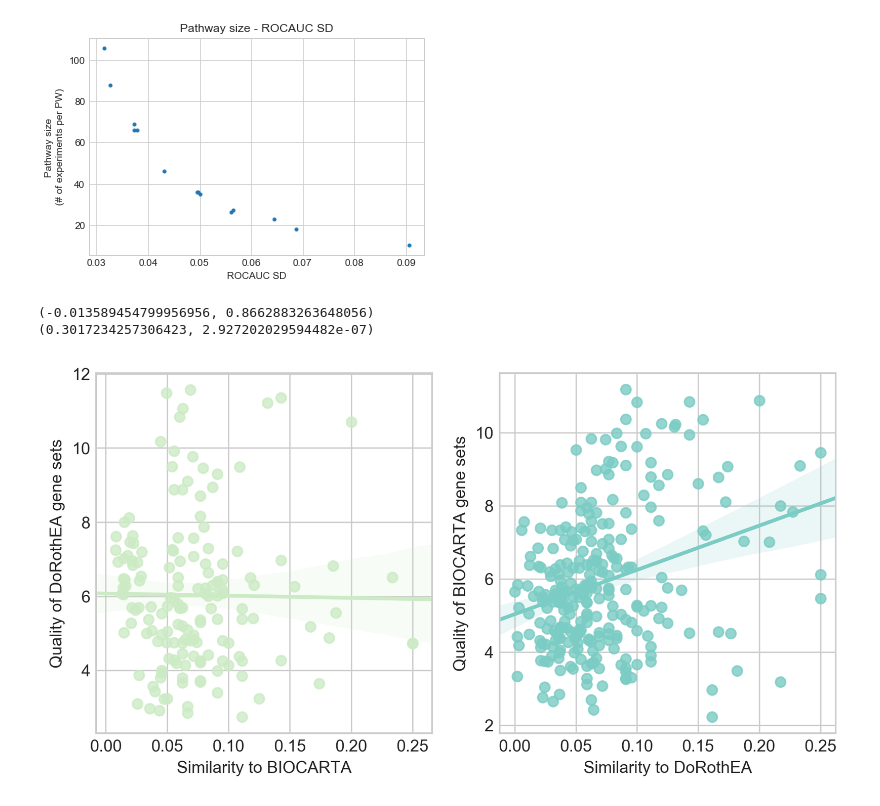
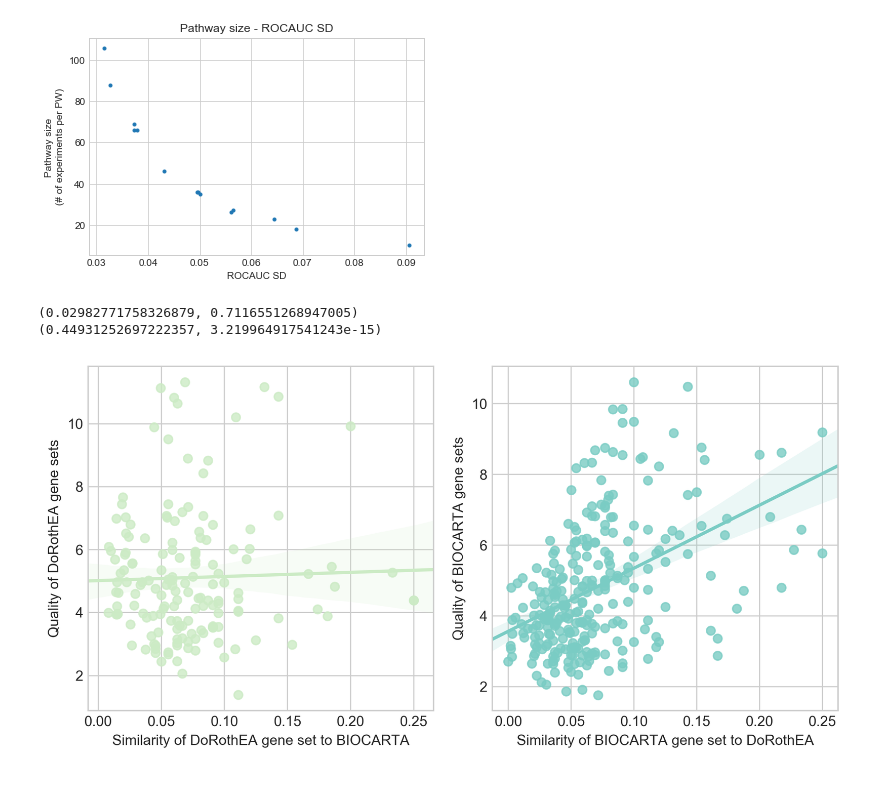
Before and after one commit to bence-szalai/why-pathway-methods-work, a Jupyter notebook: notebooks/quality_similarity_analysis.ipynb, the cells around one changed output. Saved outputs shown, nothing was run; the diff lists cells and outputs as text; code cells hidden in the pictures.

```diff
--- a/notebooks/quality_similarity_analysis.ipynb
+++ b/notebooks/quality_similarity_analysis.ipynb
@@ -112,7 +133,7 @@ def plot_similarity_and_quality(dname1,dname2,sim_type='jaccard',abs_type=False)
 # %%
-plot_similarity_and_quality('dorothea_AB','BIOCARTA',sim_type='jaccard',abs_type=False)
+plot_similarity_and_quality('dorothea_AB','BIOCARTA','progeny',sim_type='jaccard',abs_type=True,size_fil=False)
 # %% [output]
-(-0.013589454799956956, 0.8662883263648056)
-(0.3017234257306423, 2.927202029594482e-07)
+(0.02982771758326879, 0.7116551268947005)
+(0.44931252697222357, 3.219964917541243e-15)
-[figure, old version]
+[figure, new version]
 # %%
```
Also changed, not shown: parts of 7 cells of this notebook, 5 other files.
